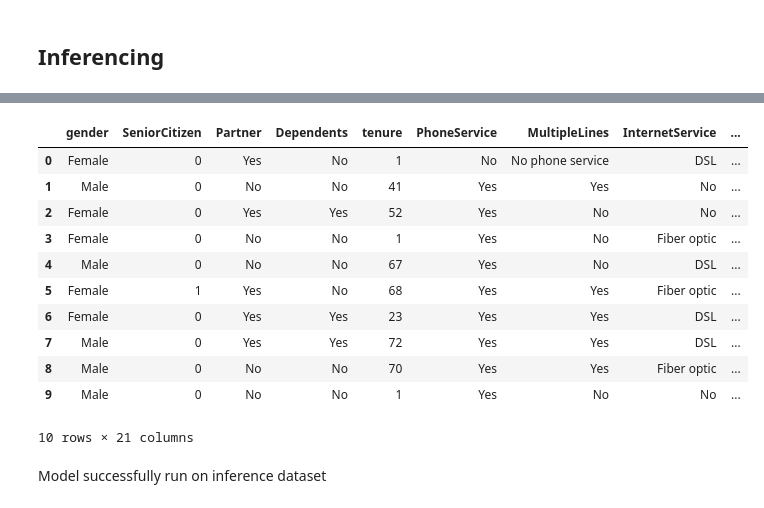
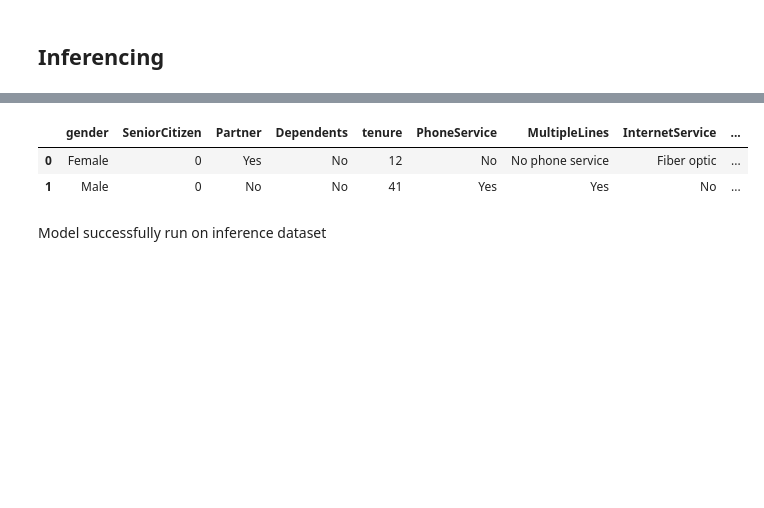
Before and after one commit to NikkiSatmaka/sticky-customers-operation, a Jupyter notebook: h8dsft_Milestone1P2_nikki_satmaka.ipynb, the cells around one changed output, grey strips where cells are left out. Cells and saved outputs as stored; diff of their text form; code cells hidden in the pictures; blank space fills up the shorter version.

```diff
--- a/h8dsft_Milestone1P2_nikki_satmaka.ipynb
+++ b/h8dsft_Milestone1P2_nikki_satmaka.ipynb
@@ -1514,0 +1567,6 @@ print(df_inf_prepared.shape)
+# %%
+# impute missing values
+new_data = impute_total_charges(new_data)
+
+# print shape of prepared data
+print(new_data.shape)
@@ -1519,12 +1579,12 @@ print(df_inf_prepared.shape)
 threshold = 0.5
 
 # scale inference set
-df_inf_prepared_scaled = scaler.transform(df_inf_prepared)
+new_data_scaled = scaler.transform(new_data)
 
 # encode inference set
-df_inf_prepared_encoded = encoder.transform(df_inf_prepared_scaled)
+new_data_encoded = encoder.transform(new_data_scaled)
 
 # predict inference set using the final model
-y_pred_inf = model.predict(df_inf_prepared_encoded)
-y_pred_inf = np.where(y_pred_inf > threshold, 1, 0)
+y_pred_new = model.predict(new_data_encoded)
+y_pred_new = np.where(y_pred_new > threshold, 1, 0)
 # %% [output]
@@ -1533,22 +1593,13 @@ Wall time: 127 ms
 # %%
 # create dataframe with predictions
-df_inf['pred'] = y_pred_inf
+new_data['pred'] = y_pred_new
 
 # display inference set
-df_inf
+new_data
 # %% [output]
 |  | gender | SeniorCitizen | Partner | Dependents | tenure | PhoneService | MultipleLines | InternetService | ... |
-| 0 | Female | 0 | Yes | No | 1 | No | No phone service | DSL | ... |
+| 0 | Female | 0 | Yes | No | 12 | No | No phone service | Fiber optic | ... |
 | 1 | Male | 0 | No | No | 41 | Yes | Yes | No | ... |
-| 2 | Female | 0 | Yes | Yes | 52 | Yes | No | No | ... |
-| 3 | Female | 0 | No | No | 1 | Yes | No | Fiber optic | ... |
-| 4 | Male | 0 | No | No | 67 | Yes | No | DSL | ... |
-| 5 | Female | 1 | Yes | No | 68 | Yes | Yes | Fiber optic | ... |
-| 6 | Female | 0 | Yes | Yes | 23 | Yes | Yes | DSL | ... |
-| 7 | Male | 0 | Yes | Yes | 72 | Yes | Yes | DSL | ... |
-| 8 | Male | 0 | No | No | 70 | Yes | Yes | Fiber optic | ... |
-| 9 | Male | 0 | No | No | 1 | Yes | No | No | ... |
-10 rows × 21 columns
 # %% [markdown]
 Model successfully run on inference dataset
 # %% [markdown]
```
Also changed, not shown: parts of 33 cells of this notebook, 1 other file.
